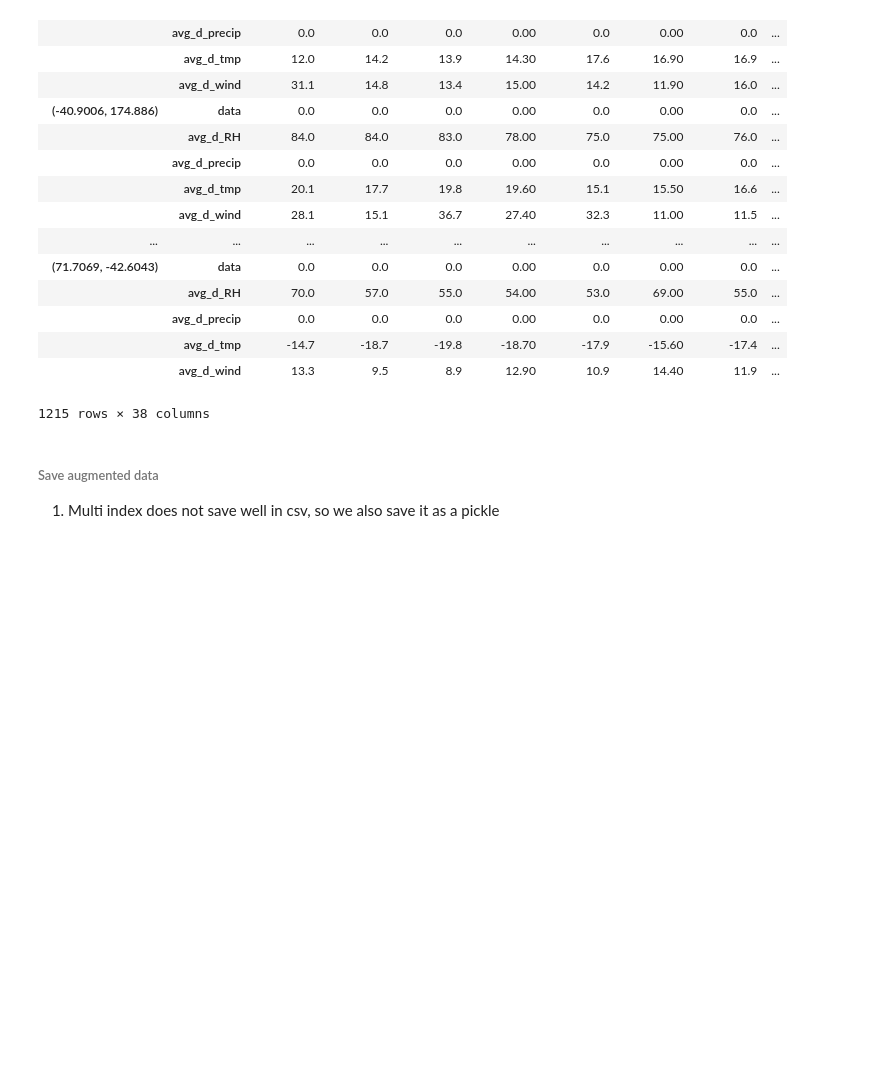
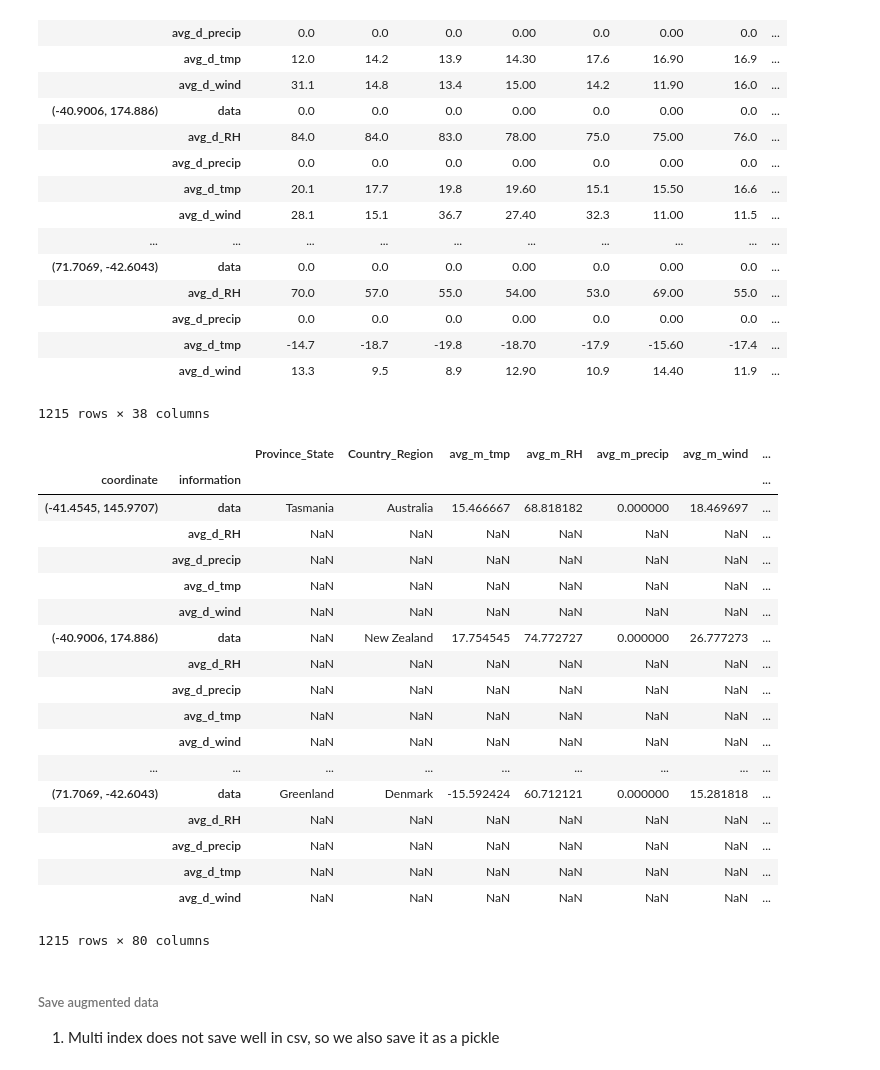
Before and after one commit to hopl1t/covid19, a Jupyter notebook: notebooks/get_weather_data_hopkins.ipynb, the cells around one changed output. Drawn from its saved outputs; the diff is of its cells as text; code cells hidden in the pictures; blank space fills up the shorter version.

```diff
--- a/notebooks/get_weather_data_hopkins.ipynb
+++ b/notebooks/get_weather_data_hopkins.ipynb
@@ -445,6 +445,29 @@ confirmed_time_data[confirmed_time_data.columns[42:]]
 |  | avg_d_tmp | -14.7 | -18.7 | -19.8 | -18.70 | -17.9 | -15.60 | -17.4 | ... |
 |  | avg_d_wind | 13.3 | 9.5 | 8.9 | 12.90 | 10.9 | 14.40 | 11.9 | ... |
 1215 rows × 38 columns
+# %%
+# confirmed_time_data[confirmed_time_data['Max_Date'] < '3/27/2020'].loc['data']
+confirmed_time_data
+# %% [output]
+|  |  | Province_State | Country_Region | avg_m_tmp | avg_m_RH | avg_m_precip | avg_m_wind | ... |
+| coordinate | information |  |  |  |  |  |  | ... |
+| (-41.4545, 145.9707) | data | Tasmania | Australia | 15.466667 | 68.818182 | 0.000000 | 18.469697 | ... |
+|  | avg_d_RH | NaN | NaN | NaN | NaN | NaN | NaN | ... |
+|  | avg_d_precip | NaN | NaN | NaN | NaN | NaN | NaN | ... |
+|  | avg_d_tmp | NaN | NaN | NaN | NaN | NaN | NaN | ... |
+|  | avg_d_wind | NaN | NaN | NaN | NaN | NaN | NaN | ... |
+| (-40.9006, 174.886) | data | NaN | New Zealand | 17.754545 | 74.772727 | 0.000000 | 26.777273 | ... |
+|  | avg_d_RH | NaN | NaN | NaN | NaN | NaN | NaN | ... |
+|  | avg_d_precip | NaN | NaN | NaN | NaN | NaN | NaN | ... |
+|  | avg_d_tmp | NaN | NaN | NaN | NaN | NaN | NaN | ... |
+|  | avg_d_wind | NaN | NaN | NaN | NaN | NaN | NaN | ... |
+| ... | ... | ... | ... | ... | ... | ... | ... | ... |
+| (71.7069, -42.6043) | data | Greenland | Denmark | -15.592424 | 60.712121 | 0.000000 | 15.281818 | ... |
+|  | avg_d_RH | NaN | NaN | NaN | NaN | NaN | NaN | ... |
+|  | avg_d_precip | NaN | NaN | NaN | NaN | NaN | NaN | ... |
+|  | avg_d_tmp | NaN | NaN | NaN | NaN | NaN | NaN | ... |
+|  | avg_d_wind | NaN | NaN | NaN | NaN | NaN | NaN | ... |
+1215 rows × 80 columns
 # %%
 for coord in coords:
     max_cases = int(confirmed_time_data.loc[coord]['Max_Cases']['data'])
```
Also changed, not shown: parts of 1 cell of this notebook, 8 other files.
